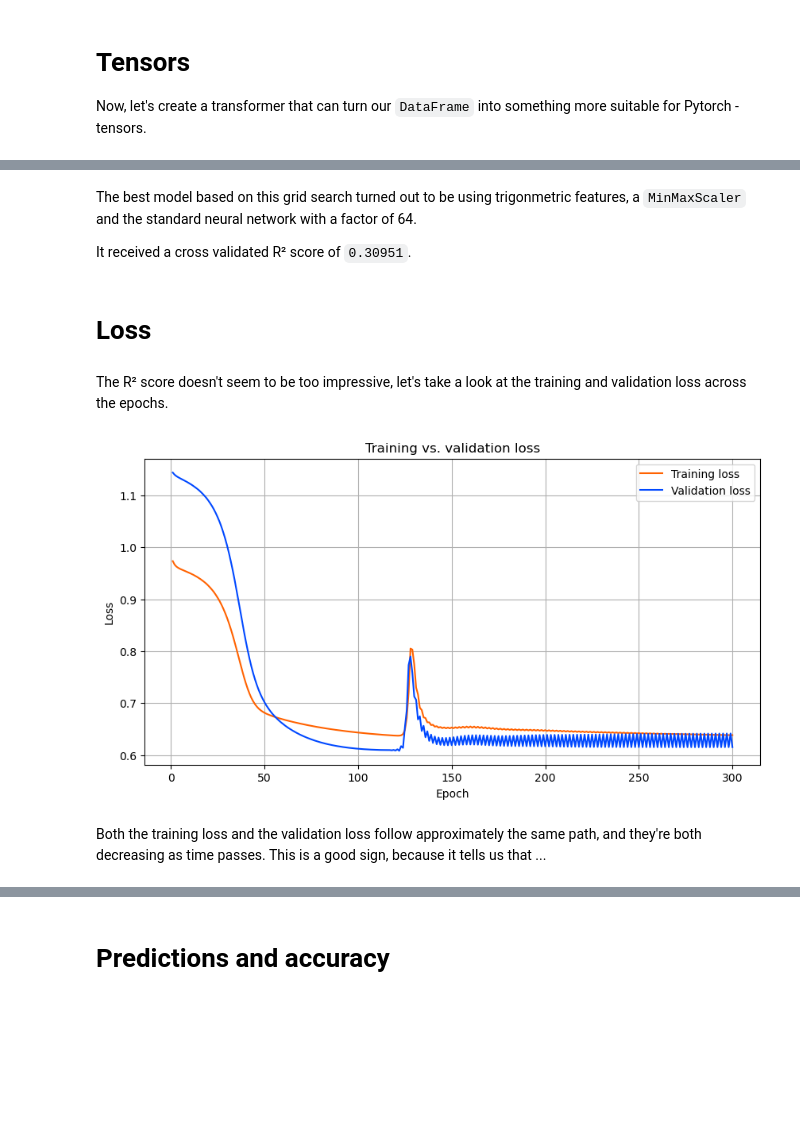
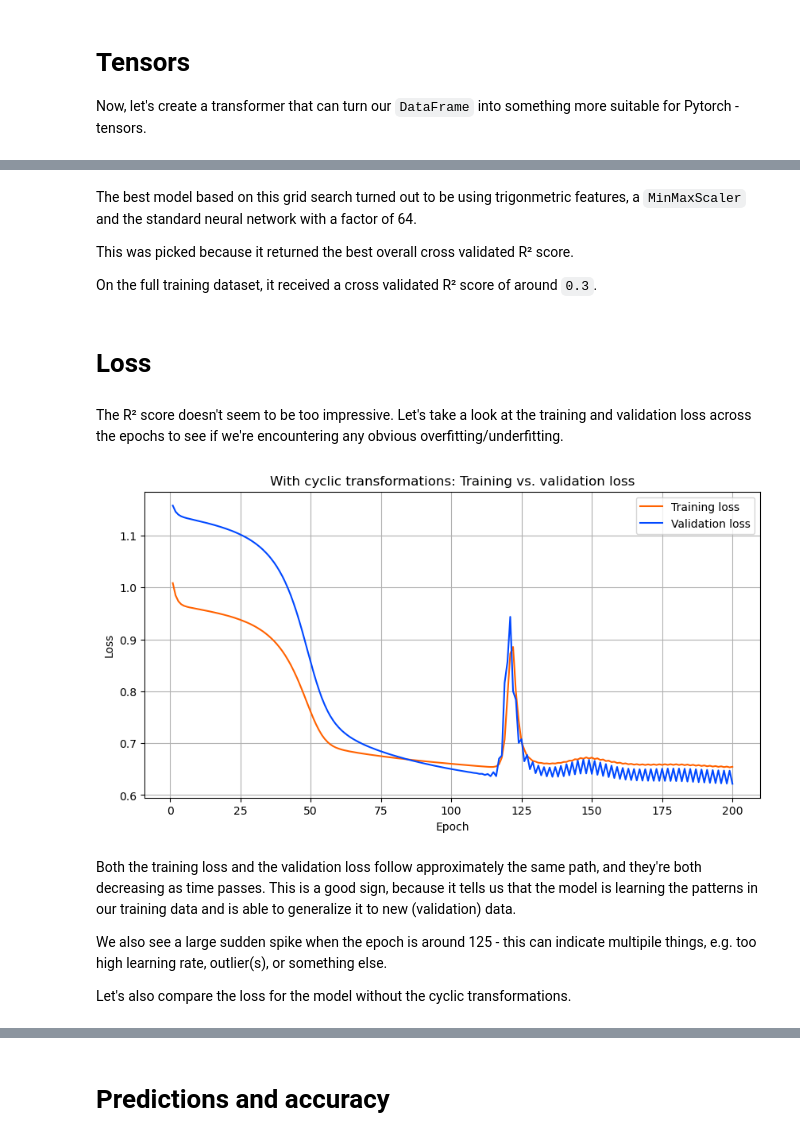
Before and after one commit to jonassterud/OCES5303_A2, a Jupyter notebook: ass2_oces5303_21335836.ipynb, the cells around one changed output, grey strips where cells are left out. Cells and saved outputs as stored; diff of their text form; code cells hidden in the pictures; blank space fills up the shorter version.

```diff
--- a/ass2_oces5303_21335836.ipynb
+++ b/ass2_oces5303_21335836.ipynb
@@ -35,7 +35,7 @@ It's data collected at ... using ...,
 We'll explore the dataset, and create a neural network model that'll hopefully tell us a bit more about how the abundance of bacteria is affected by the temperature, seasons, etc.
 </p>
 # %%
-#! This is code from the previous assignment.
+#! This is code from the previous assignment (with some modifications).
 
 #####################################
 #       You might need to restart   #
@@ -51,6 +51,10 @@ try:
 except ImportError:
     IN_COLAB = False
 
+## Grading?
+
+I_AM_GRADING = True
+
 ## Clone repository and download dependencies
 ## (assumes using Conda if not in Google Colab)
 
@@ -564,31 +630,47 @@ The best model based on this grid search turned out to be using trigonmetric fea
 </p>
 
 <p>
-It received a cross validated R² score of <code>0.30951</code>.
+This was picked because it returned the best overall cross validated R² score.
 </p>
+
+<p>
+On the full training dataset, it received a cross validated R² score of around <code>0.3</code>.
+</p>
 # %% [markdown]
 <h1>Loss</h1>
 # %% [markdown]
 <p>
-The R² score doesn't seem to be too impressive, let's take a look at the training and validation loss across the epochs.
+The R² score doesn't seem to be too impressive. Let's take a look at the training and validation loss across the epochs to see if we're encountering any obvious overfitting/underfitting.
 </p>
 # %%
-df_loss = pd.DataFrame(
-    list(map(lambda v: [v["epoch"], v["train_loss"], v["valid_loss"]], model[-1].regressor_.history))
-).rename(columns={ 0: "Epoch", 1: "Training loss", 2: "Validation loss"})
+def visualize_loss(model, prefix = ""):
 
-plt.subplots(figsize=(10, 5))
-plt.plot(df_loss["Epoch"], df_loss["Training loss"], c=RED, label="Training loss")
-plt.plot(df_loss["Epoch"], df_loss["Validation loss"], c=BLUE, label="Validation loss")
-plt.xlabel("Epoch")
-plt.ylabel("Loss")
-plt.title(f"Training vs. validation loss")
-plt.legend()
-plt.grid()
-plt.show()
+    df_loss = pd.DataFrame(
+        list(map(lambda v: [v["epoch"], v["train_loss"], v["valid_loss"]], model[-1].regressor_.history))
+    ).rename(columns={ 0: "Epoch", 1: "Training loss", 2: "Validation loss"})
+
+    plt.subplots(figsize=(10, 5))
+    plt.plot(df_loss["Epoch"], df_loss["Training loss"], c=RED, label="Training loss")
+    plt.plot(df_loss["Epoch"], df_loss["Validation loss"], c=BLUE, label="Validation loss")
+    plt.xlabel("Epoch")
+    plt.ylabel("Loss")
+    plt.title(f"{prefix} Training vs. validation loss")
+    plt.legend()
+    plt.grid()
+    plt.show()
-# %% [output]
-[figure, removed]
+# %%
+visualize_loss(model, "With cyclic transformations:")
+# %% [output]
+[figure, added]
 # %% [markdown]
 <p>
-Both the training loss and the validation loss follow approximately the same path, and they're both decreasing as time passes. This is a good sign, because it tells us that ...
+Both the training loss and the validation loss follow approximately the same path, and they're both decreasing as time passes. This is a good sign, because it tells us that the model is learning the patterns in our training data and is able to generalize it to new (validation) data.
 </p>
+
+<p>
+We also see a large sudden spike when the epoch is around 125 - this can indicate multipile things, e.g. too high learning rate, outlier(s), or something else.
+</p>
+
+<p>
+Let's also compare the loss for the model without the cyclic transformations.
+</p>
```
Also changed, not shown: parts of 19 cells of this notebook.
